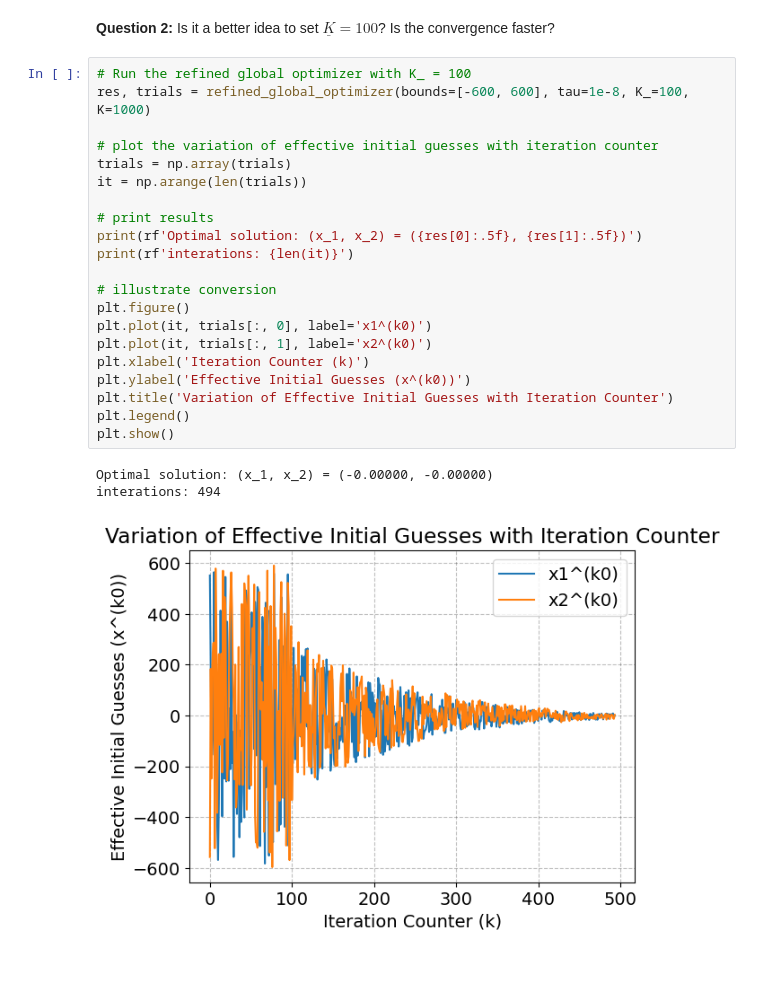
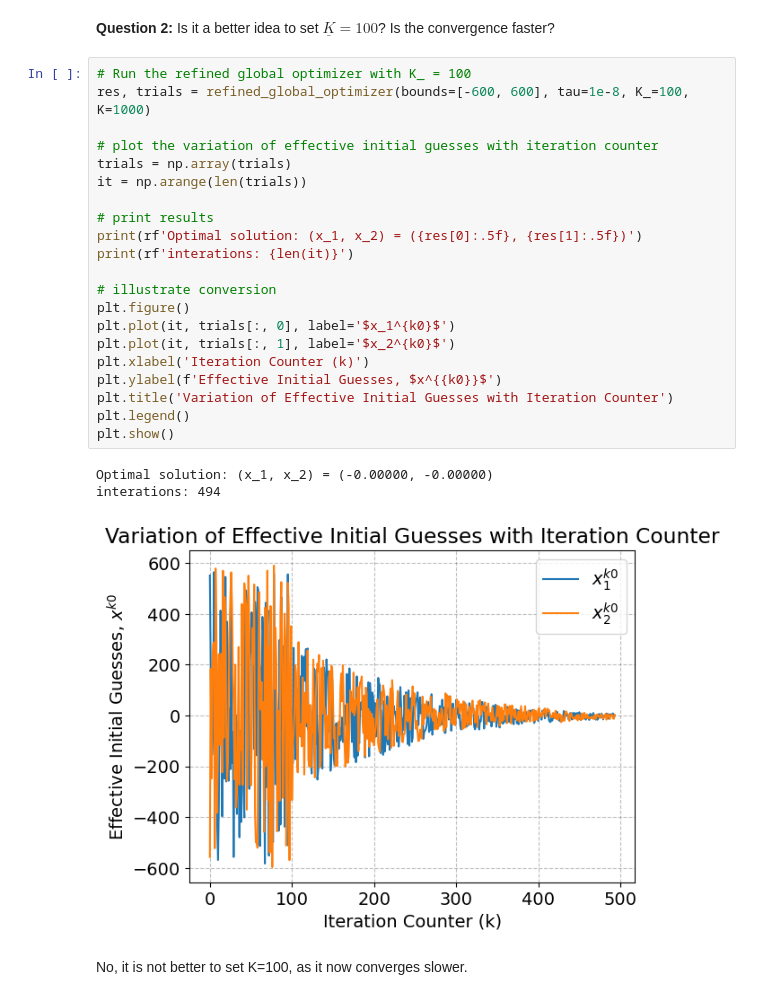
Before and after one commit to NumEconCopenhagen/projects-2023-noobs, a Jupyter notebook: examproject/Exam-2023-notebook.j.ipynb, the cells around one changed output. Saved outputs shown, nothing was run; the diff lists cells and outputs as text; blank space fills up the shorter version.

```diff
--- a/examproject/Exam-2023-notebook.j.ipynb
+++ b/examproject/Exam-2023-notebook.j.ipynb
@@ -503,25 +503,27 @@ interations: 404
 # %%
 # Run the refined global optimizer with K_ = 100
 res, trials = refined_global_optimizer(bounds=[-600, 600], tau=1e-8, K_=100, K=1000)
 
 # plot the variation of effective initial guesses with iteration counter
 trials = np.array(trials)
 it = np.arange(len(trials))
 
 # print results
 print(rf'Optimal solution: (x_1, x_2) = ({res[0]:.5f}, {res[1]:.5f})')
 print(rf'interations: {len(it)}')
 
 # illustrate conversion
 plt.figure()
-plt.plot(it, trials[:, 0], label='x1^(k0)')
-plt.plot(it, trials[:, 1], label='x2^(k0)')
+plt.plot(it, trials[:, 0], label='$x_1^{k0}$')
+plt.plot(it, trials[:, 1], label='$x_2^{k0}$')
 plt.xlabel('Iteration Counter (k)')
-plt.ylabel('Effective Initial Guesses (x^(k0))')
+plt.ylabel(f'Effective Initial Guesses, $x^{{k0}}$')
 plt.title('Variation of Effective Initial Guesses with Iteration Counter')
 plt.legend()
 plt.show()
 # %% [output]
 Optimal solution: (x_1, x_2) = (-0.00000, -0.00000)
 interations: 494
-[figure, old version]
+[figure, new version]
+# %% [markdown]
+No, it is not better to set K=100, as it now converges slower.
```
Also changed, not shown: parts of 1 cell of this notebook.
